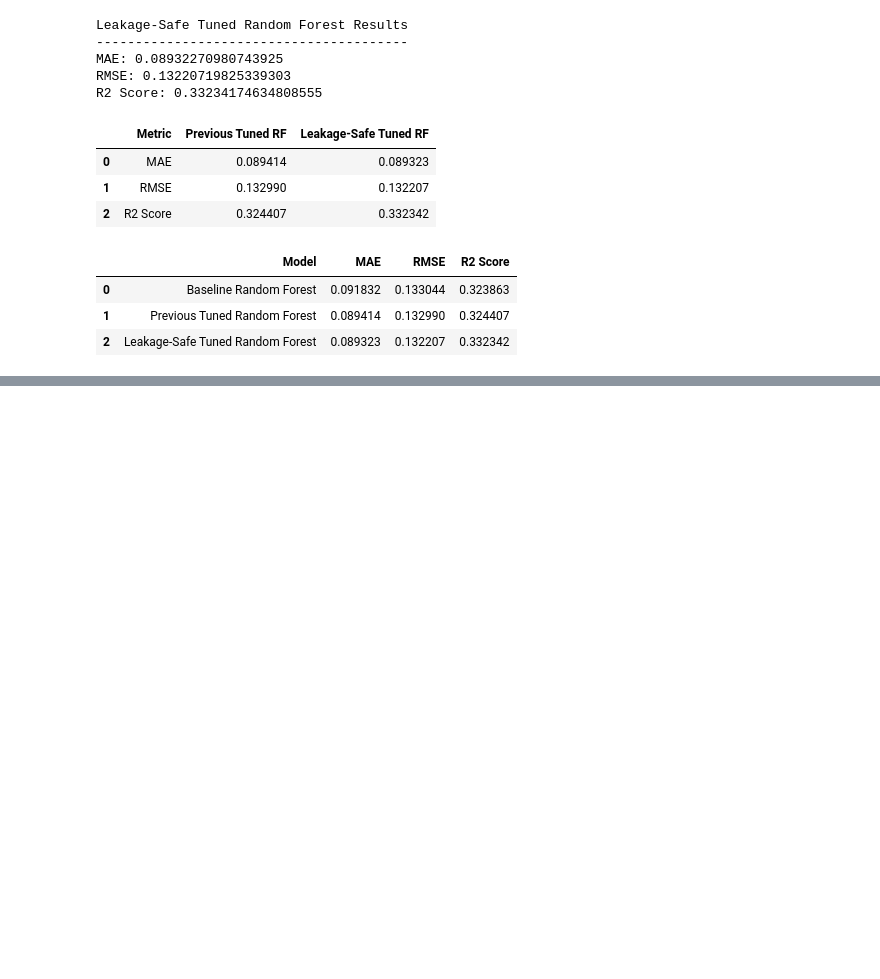
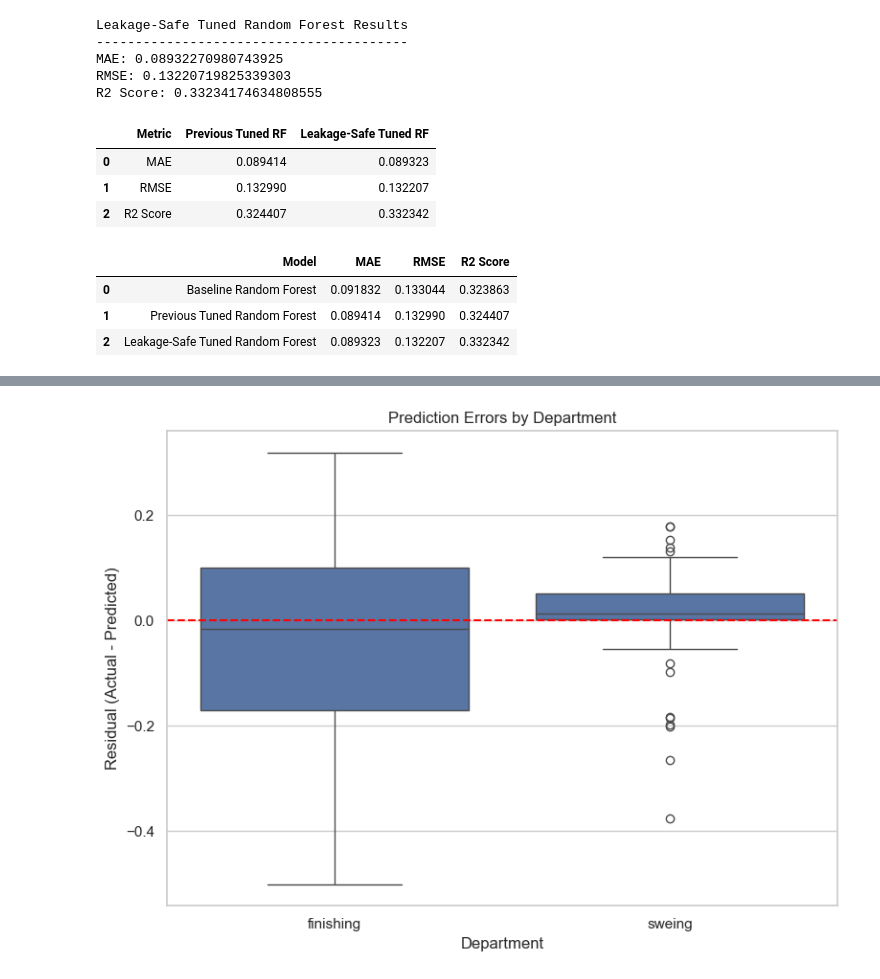
Before and after one commit to sanda620/garment-productivity-prediction, a Jupyter notebook: notebooks/02_data_preprocessing.ipynb, the cells around one changed output, grey strips where cells are left out. Cells and saved outputs as stored; diff of their text form; code cells hidden in the pictures; blank space fills up the shorter version.

```diff
--- a/notebooks/02_data_preprocessing.ipynb
+++ b/notebooks/02_data_preprocessing.ipynb
@@ -561,0 +696,19 @@ display(model_comparison)
+# %%
+plt.figure(figsize=(8, 6))
+
+sns.boxplot(
+    data=evaluation_df,
+    x="Department",
+    y="Residual"
+)
+
+plt.axhline(0, linestyle="--", color="red")
+
+plt.title("Prediction Errors by Department")
+plt.xlabel("Department")
+plt.ylabel("Residual (Actual - Predicted)")
+
+plt.tight_layout()
+plt.show()
+# %% [output]
+[figure, added]
```
Also changed, not shown: parts of 9 cells of this notebook.
